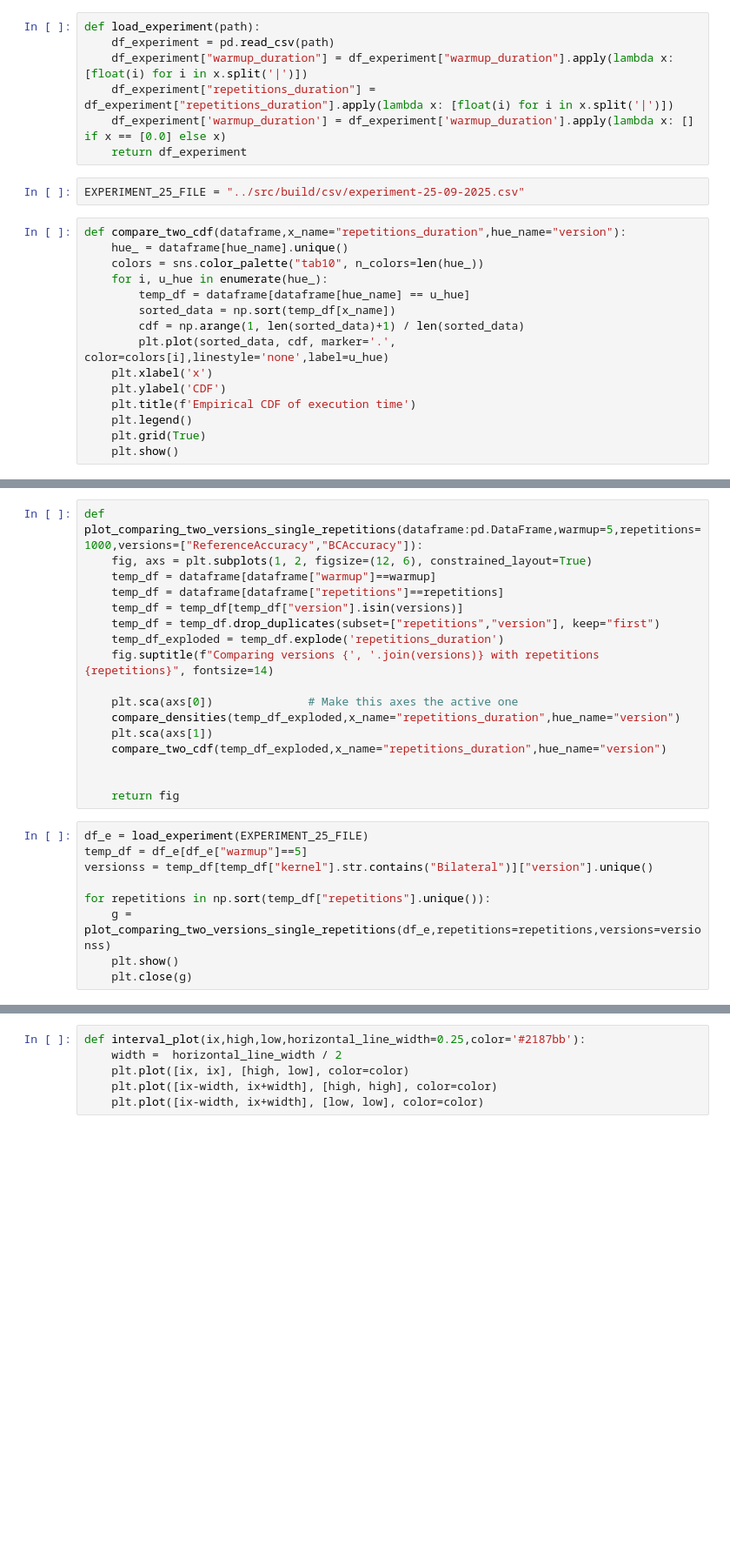
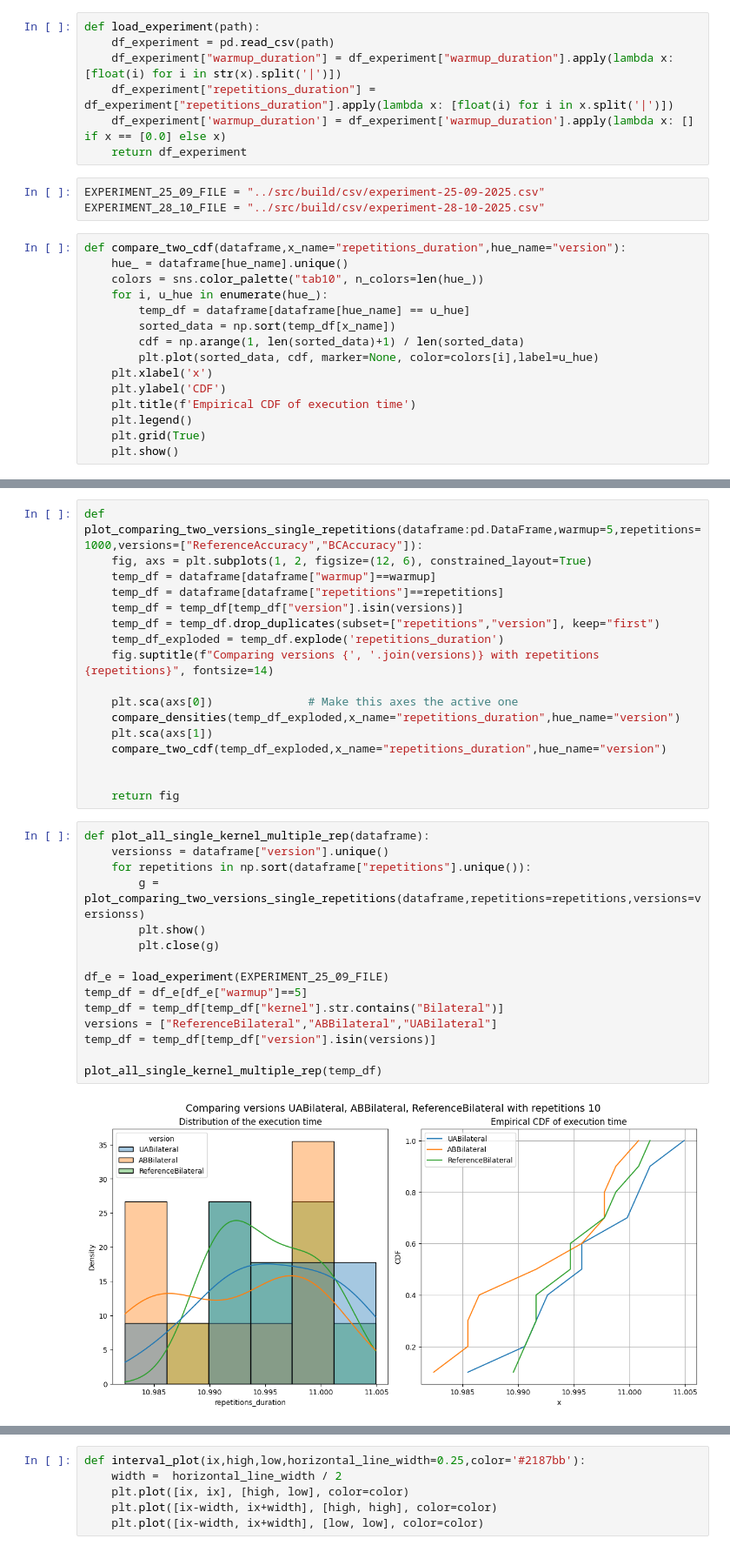
Before and after one commit to comeyrd/gpubuggybenchmark, a Jupyter notebook: scripts/stability-criterion.ipynb, the cells around one changed output, grey strips where cells are left out. Shown at 87% size. Saved outputs shown, nothing was run; the diff lists cells and outputs as text; blank space fills up the shorter version.

```diff
--- a/scripts/stability-criterion.ipynb
+++ b/scripts/stability-criterion.ipynb
@@ -32,12 +32,13 @@ import scipy.stats as scistats
 # %%
 def load_experiment(path):
     df_experiment = pd.read_csv(path)
-    df_experiment["warmup_duration"] = df_experiment["warmup_duration"].apply(lambda x: [float(i) for i in x.split('|')])
+    df_experiment["warmup_duration"] = df_experiment["warmup_duration"].apply(lambda x: [float(i) for i in str(x).split('|')])
     df_experiment["repetitions_duration"] = df_experiment["repetitions_duration"].apply(lambda x: [float(i) for i in x.split('|')])
     df_experiment['warmup_duration'] = df_experiment['warmup_duration'].apply(lambda x: [] if x == [0.0] else x)
     return df_experiment
 # %%
-EXPERIMENT_25_FILE = "../src/build/csv/experiment-25-09-2025.csv"
+EXPERIMENT_25_09_FILE = "../src/build/csv/experiment-25-09-2025.csv"
+EXPERIMENT_28_10_FILE = "../src/build/csv/experiment-28-10-2025.csv"
 # %%
 def compare_two_cdf(dataframe,x_name="repetitions_duration",hue_name="version"):
     hue_ = dataframe[hue_name].unique()
@@ -46,7 +47,7 @@ def compare_two_cdf(dataframe,x_name="repetitions_duration",hue_name="version"):
         temp_df = dataframe[dataframe[hue_name] == u_hue]
         sorted_data = np.sort(temp_df[x_name])
         cdf = np.arange(1, len(sorted_data)+1) / len(sorted_data)
-        plt.plot(sorted_data, cdf, marker='.', color=colors[i],linestyle='none',label=u_hue)
+        plt.plot(sorted_data, cdf, marker=None, color=colors[i],label=u_hue)
     plt.xlabel('x')
     plt.ylabel('CDF')
     plt.title(f'Empirical CDF of execution time')
@@ -85,11 +86,19 @@ def plot_comparing_two_versions_single_repetitions(dataframe:pd.DataFrame,warmup
 
     return fig
 # %%
-df_e = load_experiment(EXPERIMENT_25_FILE)
+def plot_all_single_kernel_multiple_rep(dataframe):
+    versionss = dataframe["version"].unique()
+    for repetitions in np.sort(dataframe["repetitions"].unique()):
+        g = plot_comparing_two_versions_single_repetitions(dataframe,repetitions=repetitions,versions=versionss)
+        plt.show()
+        plt.close(g)
+
+df_e = load_experiment(EXPERIMENT_25_09_FILE)
 temp_df = df_e[df_e["warmup"]==5]
-versionss = temp_df[temp_df["kernel"].str.contains("Bilateral")]["version"].unique()
+temp_df = temp_df[temp_df["kernel"].str.contains("Bilateral")]
+versions = ["ReferenceBilateral","ABBilateral","UABilateral"]
+temp_df = temp_df[temp_df["version"].isin(versions)]
 
-for repetitions in np.sort(temp_df["repetitions"].unique()):
-    g = plot_comparing_two_versions_single_repetitions(df_e,repetitions=repetitions,versions=versionss)
-    plt.show()
-    plt.close(g)
+plot_all_single_kernel_multiple_rep(temp_df)
+# %% [output]
+[figure, added]
```
Also changed, not shown: parts of 11 cells of this notebook, 16 other files.
